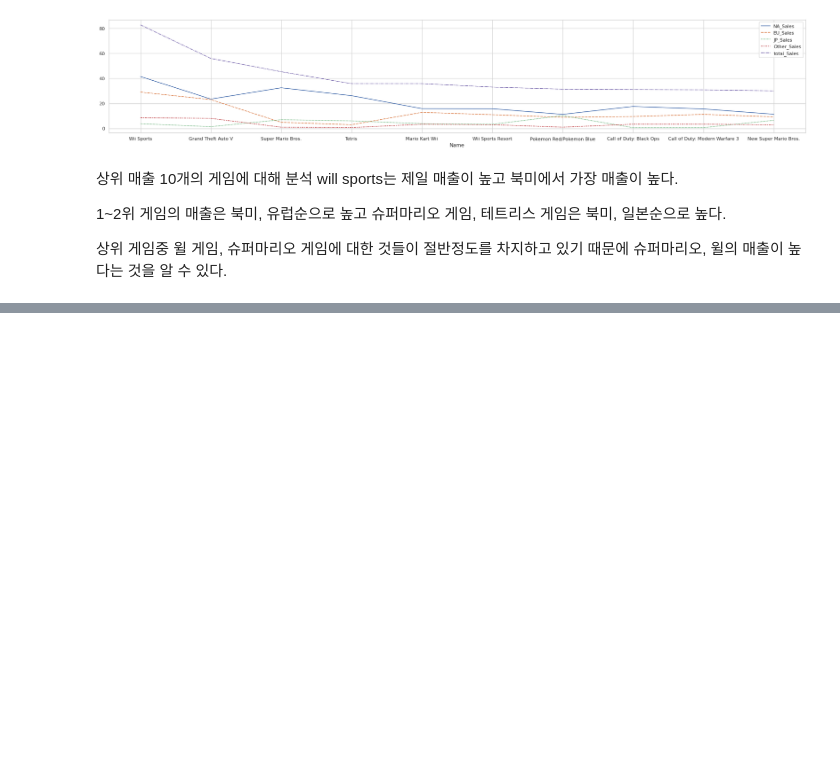
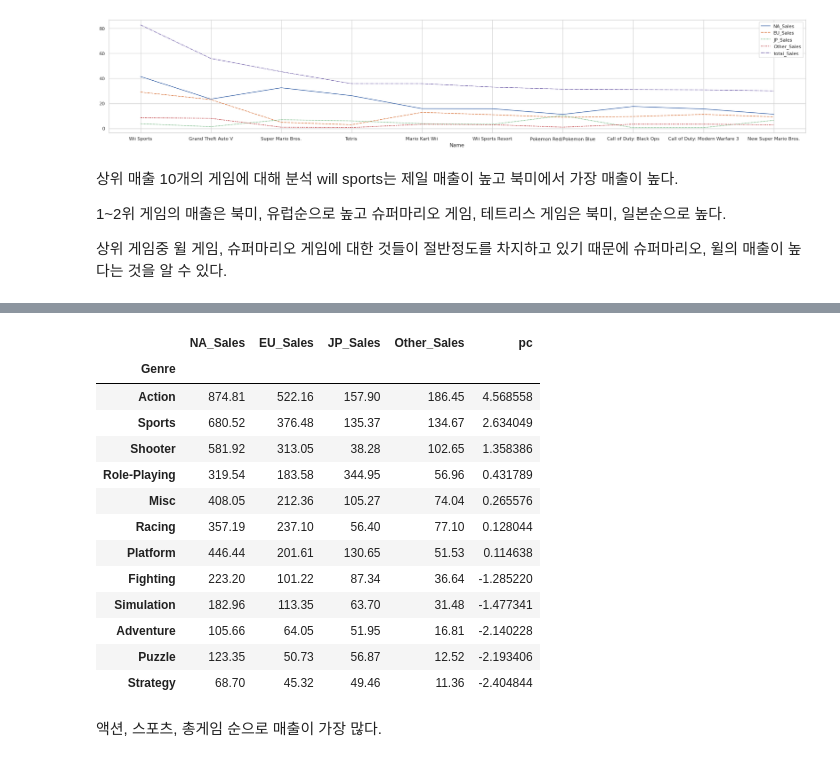
Before and after one commit to jiyoung-99/ML_practice, a Jupyter notebook: session1_project.ipynb, the cells around one changed output, grey strips where cells are left out. Drawn from its saved outputs; the diff is of its cells as text; code cells hidden in the pictures; blank space fills up the shorter version.

```diff
--- a/session1_project.ipynb
+++ b/session1_project.ipynb
@@ -252,0 +282,10 @@ will sports는 제일 매출이 높고 북미에서 가장 매출이 높다.
+# %%
+from sklearn.preprocessing import StandardScaler
+from sklearn.decomposition import PCA
+
+scaler = StandardScaler()
+df_groupby_genre_scaled = scaler.fit_transform(df_groupby_genre)
+pca = PCA(1)
+pca.fit(df_groupby_genre_scaled)
+df_pca = pca.transform(df_groupby_genre_scaled)
+df_pca
@@ -252,0 +305,21 @@ will sports는 제일 매출이 높고 북미에서 가장 매출이 높다.
+# %%
+df_groupby_genre['pc'] = df_pca
+# %%
+df_groupby_genre.sort_values(by='pc', ascending=False)
+# %% [output]
+|  | NA_Sales | EU_Sales | JP_Sales | Other_Sales | pc |
+| Genre |  |  |  |  |  |
+| Action | 874.81 | 522.16 | 157.90 | 186.45 | 4.568558 |
+| Sports | 680.52 | 376.48 | 135.37 | 134.67 | 2.634049 |
+| Shooter | 581.92 | 313.05 | 38.28 | 102.65 | 1.358386 |
+| Role-Playing | 319.54 | 183.58 | 344.95 | 56.96 | 0.431789 |
+| Misc | 408.05 | 212.36 | 105.27 | 74.04 | 0.265576 |
+| Racing | 357.19 | 237.10 | 56.40 | 77.10 | 0.128044 |
+| Platform | 446.44 | 201.61 | 130.65 | 51.53 | 0.114638 |
+| Fighting | 223.20 | 101.22 | 87.34 | 36.64 | -1.285220 |
+| Simulation | 182.96 | 113.35 | 63.70 | 31.48 | -1.477341 |
+| Adventure | 105.66 | 64.05 | 51.95 | 16.81 | -2.140228 |
+| Puzzle | 123.35 | 50.73 | 56.87 | 12.52 | -2.193406 |
+| Strategy | 68.70 | 45.32 | 49.46 | 11.36 | -2.404844 |
+# %% [markdown]
+액션, 스포츠, 총게임 순으로 매출이 가장 많다.
```
Also changed, not shown: parts of 4 cells of this notebook.
